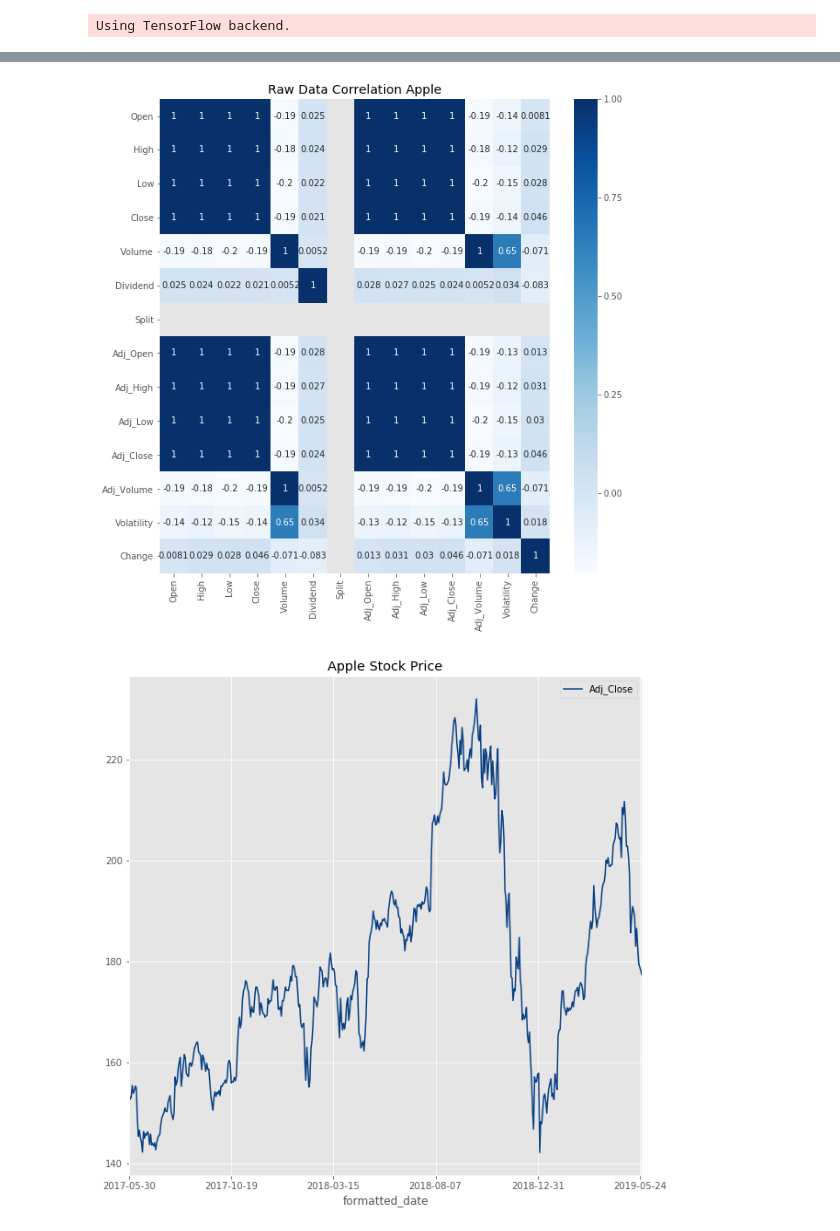
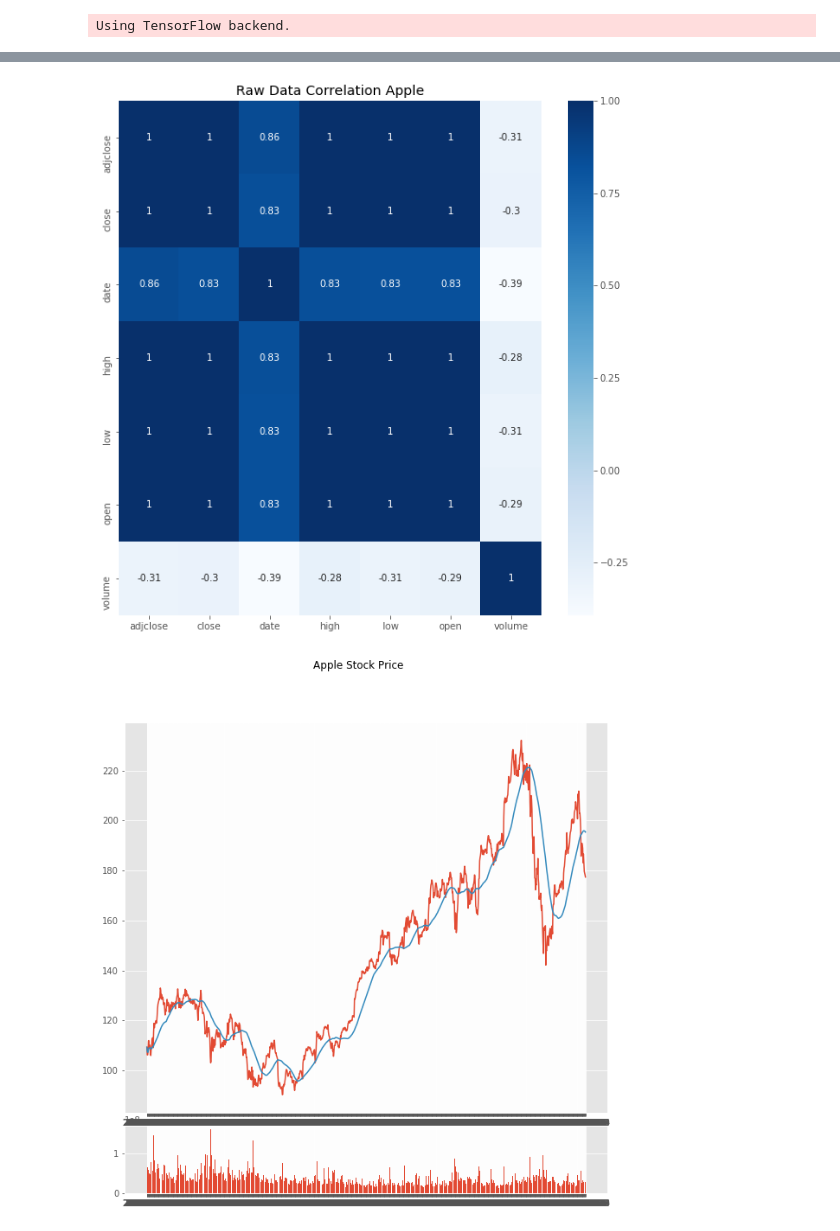
Before and after one commit to MartinMolestina/IH_finalproject, a Jupyter notebook: code/LinearRegression.ipynb, the cells around one changed output, grey strips where cells are left out. Drawn from its saved outputs; the diff is of its cells as text; code cells hidden in the pictures.

```diff
--- a/code/LinearRegression.ipynb
+++ b/code/LinearRegression.ipynb
@@ -55,7 +55,7 @@ def feature_eng_quandl(df, n=10):
     df['Volatility'] = (df['Adj_High'] - df['Adj_Low']) / df['Adj_Low']
     df['Change'] = (df['Adj_Close'] - df['Adj_Open']) / df['Adj_Open']
     df = df[['Adj_Close', 'Volatility', 'Change', 'Adj_Volume']]
-    df['100ma'] = df['Adj_Close'].rolling(window=100, min_periods=0).mean()
+    df['50ma'] = df['Adj_Close'].rolling(window=50, min_periods=0).mean()
     df.fillna('-999999', inplace=True) # N/A value treated as outlier
     #Defines forecast to predict
     forecast_column = 'Adj_Close'
@@ -71,7 +71,7 @@ def feature_eng_yahoo(df, n=10):
     df['Change'] = (df['close'] - df['open']) / df['open']
     df = df[['close', 'Volatility', 'Change', 'volume']]
     df.columns = ['Adj_Close', 'Volatility', 'Change', 'Adj_Volume']
-    df['100ma'] = df['Adj_Close'].rolling(window=100, min_periods=0).mean()
+    df['50ma'] = df['Adj_Close'].rolling(window=50, min_periods=0).mean()
     df.fillna('-999999', inplace=True) # N/A value treated as outlier
     #Defines forecast to predict
     forecast_column = 'Adj_Close'
@@ -136,10 +136,12 @@ def LR_predict(df, reg ,n=10):
 
 #PLOT STOCK PRICE VS TIME
 def plot_stock(df, col, size=10, title='Stock'):
+    fig = plt.figure(figsize=(size,size))
     ax1 = plt.subplot2grid((6,1), (0,0), rowspan=5, colspan=1)
     ax2 = plt.subplot2grid((6,1), (5,0), rowspan=1, colspan=1, sharex=ax1)
+    fig.suptitle(title)
     ax1.plot(df.index, df['Adj_Close'])
-    ax1.plot(df.index, df['100ma'])
+    ax1.plot(df.index, df['50ma'])
     ax2.bar(df.index, df['Adj_Volume'])
     plt.show()
     fig.savefig('images/{}.png'.format(title))
@@ -160,7 +162,7 @@ if __name__ == "__main__":
     #Request Quandl for the BOEING COMPANY historic data
     quandl_key = get_key('quandl_key')
     quandl.ApiConfig.api_key = quandl_key
-    boeing = quandl_get()
+    #boeing = quandl_get()
 
     #Plot data and feature correlation, clean data and featurure engineering
     plot_corr(boeing, 10, 'Raw Data Correlation Boeing')
@@ -174,8 +176,8 @@ if __name__ == "__main__":
     plot_predictions(boeing_predicted,['future_price10d', 'Predictions'] , 10, 'Boeing Stock Predictions')
 
     #Request YahooFinance library for GOOGLE's historic data
-    plot_corr(boeing, 10, 'Raw Data Correlation Apple')
-    apple = yahoo_get('AAPL', '2017-05-30', '2019-05-30')
+    apple = yahoo_get('AAPL', '2015-01-01', '2019-05-30')
+    plot_corr(apple, 10, 'Raw Data Correlation Apple')
     apple_clean = feature_eng_yahoo(apple)
     plot_stock(apple_clean, 'Adj_Close',10,'Apple Stock Price')
     plot_corr(apple_clean, 10,'Clean Data Correlation Apple')
@@ -234,2 +227,2 @@ See the caveats in the documentation: http://pandas.pydata.org/pandas-docs/stabl
-[figure, old version]
+[figure, new version]
-[figure, old version]
+[figure, new version]
```
Also changed, not shown: parts of 5 cells of this notebook, 5 other files.
